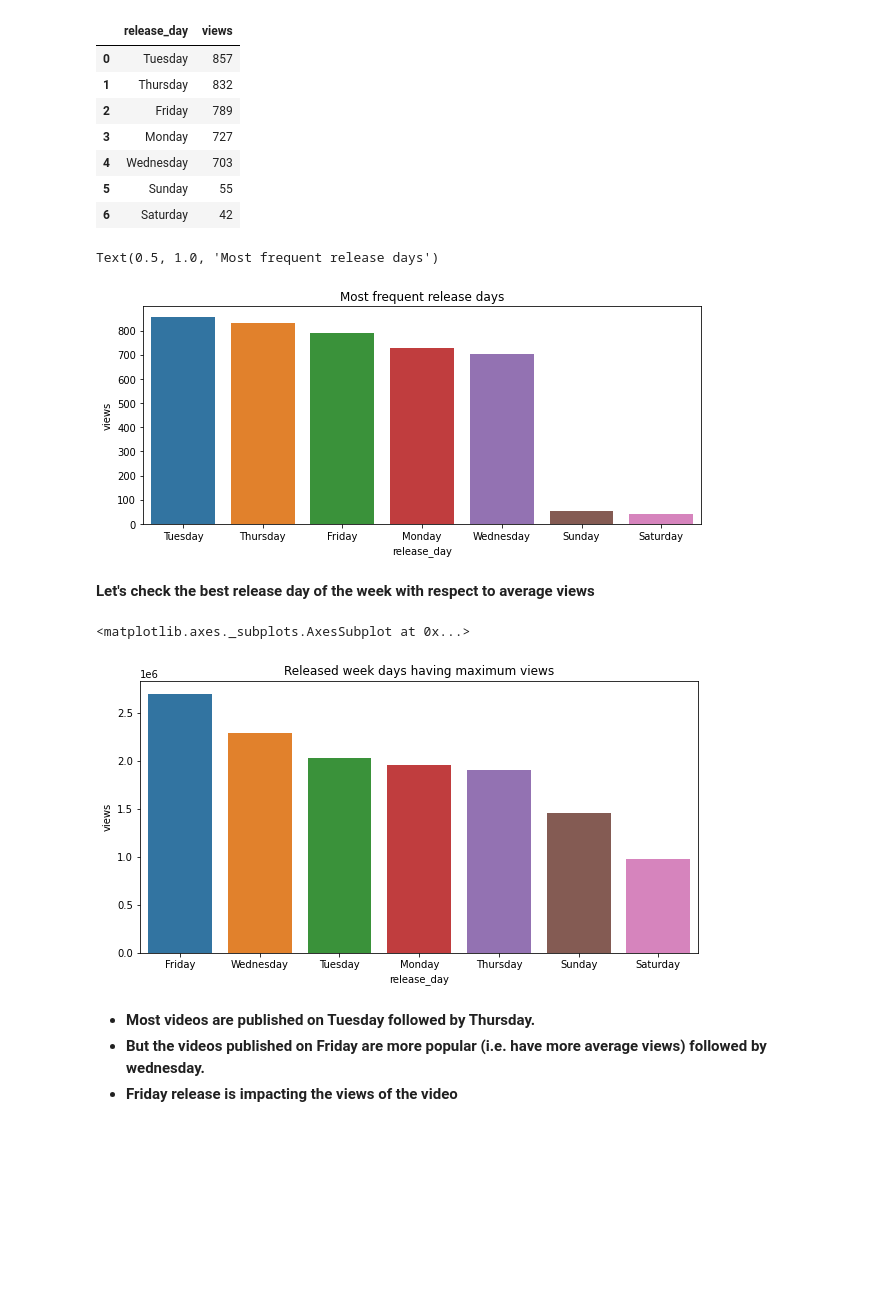
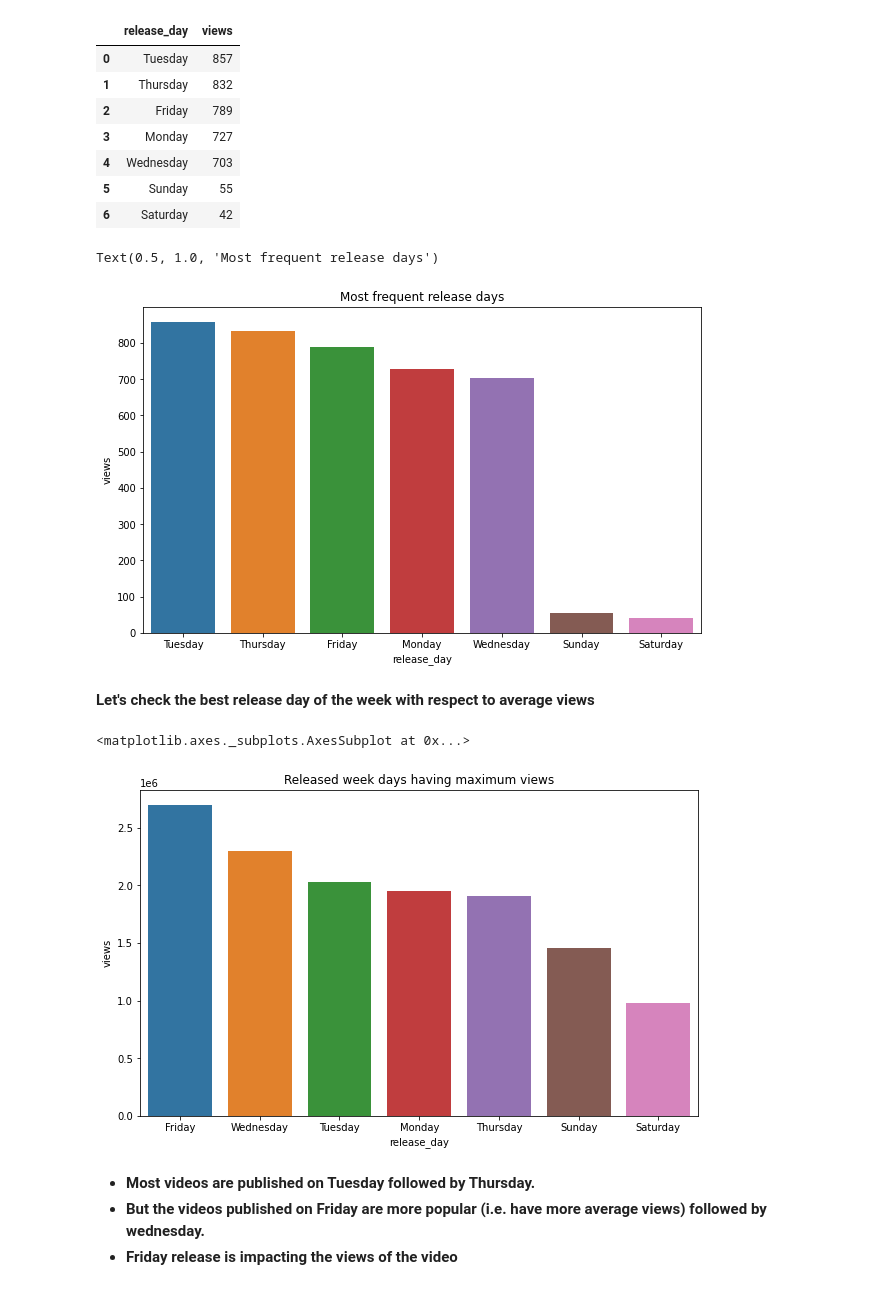
Before and after one commit to BhanuPShahi/TED-talk-views-prediction, a Jupyter notebook: Ted_Talk_Views_Prediction_Bhanu_P_Shahi_17_05_2021_[Team_2]_Capstone_Project_3.ipynb, the cells around one changed output. Cells and saved outputs as stored; diff of their text form; code cells hidden in the pictures; blank space fills up the shorter version.

```diff
--- a/Ted_Talk_Views_Prediction_Bhanu_P_Shahi_17_05_2021_[Team_2]_Capstone_Project_3.ipynb
+++ b/Ted_Talk_Views_Prediction_Bhanu_P_Shahi_17_05_2021_[Team_2]_Capstone_Project_3.ipynb
@@ -420,4 +368,14 @@ df['occupations'].isna().sum()
 #replacing Nan values of occupations column with other
 for index, row in df.iterrows():
     if pd.isnull(row['occupations']):
-        df['occupations'][index] = 'Other'
+        df['occupations'][index] = str({0:'Other'})
+# %%
+#applying eval function on occupations column
+df['occupations'] = df.apply(lambda row: eval(row['occupations']), axis=1)
+# %%
+#defining a new feature called occupation
+df['occupation'] = 'other'
+#iterating through the each row and extracting occupations of speakers
+for index, row in df.iterrows():
+    occup_list=list(row['occupations'].values())[0][0]
+    df.loc[index,'occupation'] = str(occup_list)
@@ -487,12 +466,12 @@ freq_rel_day
 | 6 | Saturday | 42 |
 # %%
 # checking the day of the week having maximum release date
-plt.figure(figsize=(10,4))
+plt.figure(figsize=(10,6))
 sns.barplot(x='release_day',y='views',data=freq_rel_day)
 plt.title('Most frequent release days')
 # %% [output]
 Text(0.5, 1.0, 'Most frequent release days')
-[figure, old version]
+[figure, new version]
 # %% [markdown]
 **Let's check the best release day of the week with respect to average views**
 # %%
@@ -500,12 +479,12 @@ pop_rel_day=df[['release_day','views']].groupby('release_day').agg({'views' : 'm
 pop_rel_day=pop_rel_day.sort_values('views',ascending=False)
 pop_rel_day.reset_index(inplace=True)
 # %%
-plt.figure(figsize=(10,5))
+plt.figure(figsize=(10,6))
 plt.title('Released week days having maximum views')
 sns.barplot(x='release_day',y='views',data=pop_rel_day)
 # %% [output]
 <matplotlib.axes._subplots.AxesSubplot at 0x...>
-[figure, old version]
+[figure, new version]
 # %% [markdown]
 * **Most videos are published on Tuesday followed by Thursday.**
 * **But the videos published on Friday are more popular (i.e. have more average views) followed by wednesday.**
```
Also changed, not shown: parts of 182 cells of this notebook.
